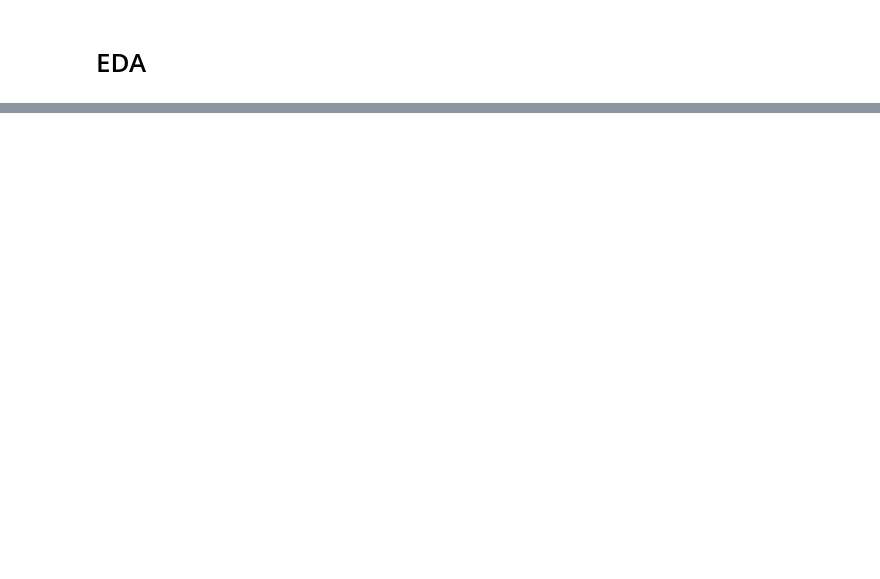
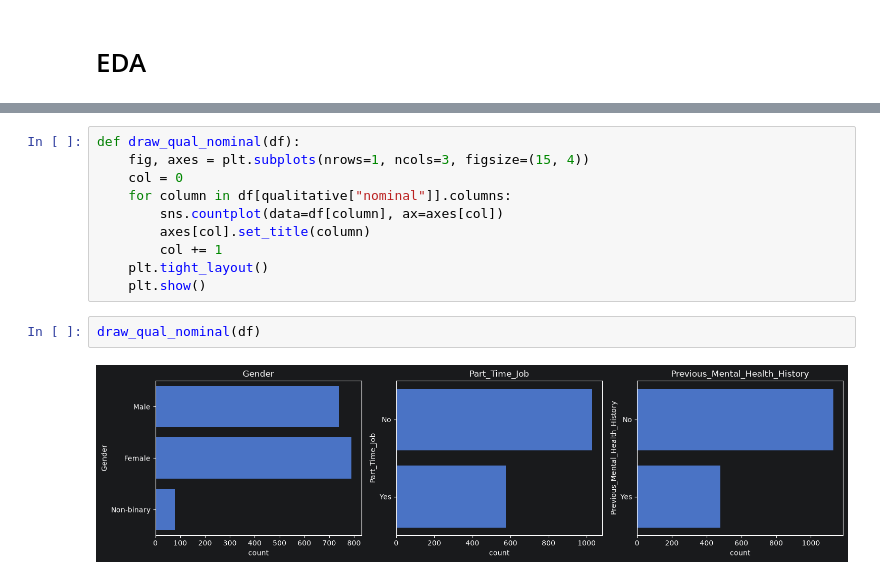
Before and after one commit to Aymanemjj/SanityCheck, a Jupyter notebook: notebooks/main.ipynb, the cells around one changed output, grey strips where cells are left out. Saved outputs shown, nothing was run; the diff lists cells and outputs as text; blank space fills up the shorter version.

```diff
--- a/notebooks/main.ipynb
+++ b/notebooks/main.ipynb
@@ -39,0 +113,14 @@ df.head(10)
+# %%
+def draw_qual_nominal(df):
+    fig, axes = plt.subplots(nrows=1, ncols=3, figsize=(15, 4))
+    col = 0
+    for column in df[qualitative["nominal"]].columns:
+        sns.countplot(data=df[column], ax=axes[col])
+        axes[col].set_title(column)
+        col += 1
+    plt.tight_layout()
+    plt.show()
+# %%
+draw_qual_nominal(df)
+# %% [output]
+[figure, added]
```
Also changed, not shown: parts of 13 cells of this notebook.
